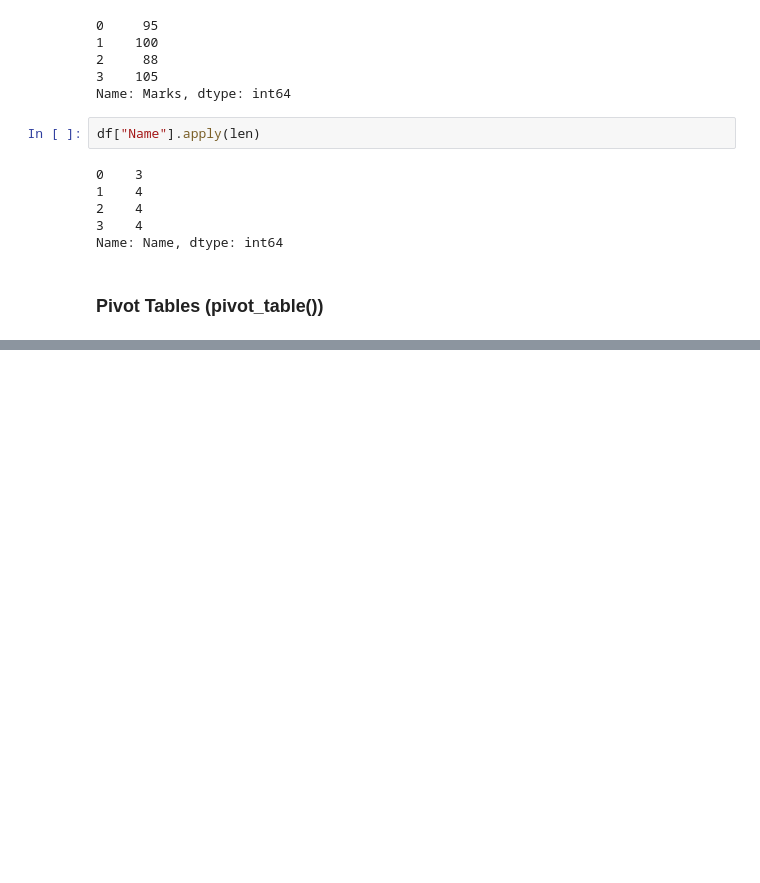
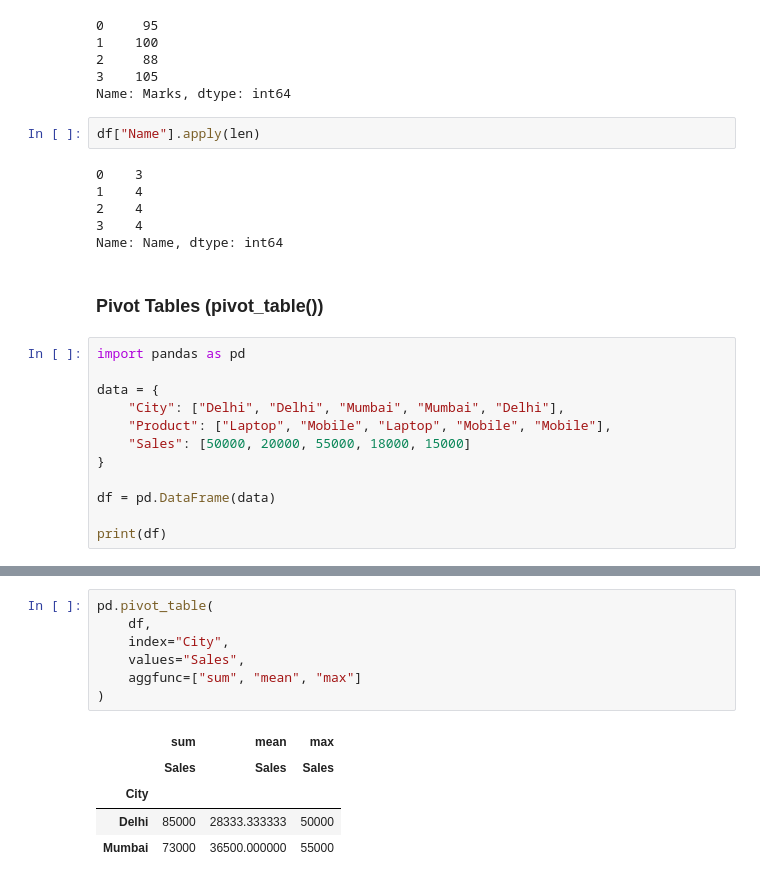
Before and after one commit to Sumaira-K/Python-Libraries, a Jupyter notebook: Pandas/Pandas_practice.ipynb, the cells around one changed output, grey strips where cells are left out. Cells and saved outputs as stored; diff of their text form; blank space fills up the shorter version.

Commit message:
Update Pandas practice notebook

```diff
--- a/Pandas/Pandas_practice.ipynb
+++ b/Pandas/Pandas_practice.ipynb
@@ -1190,3 +1190,15 @@ df["Name"].apply(len)
 Name: Name, dtype: int64
 # %% [markdown]
 ### Pivot Tables (pivot_table())
+# %%
+import pandas as pd
+
+data = {
+    "City": ["Delhi", "Delhi", "Mumbai", "Mumbai", "Delhi"],
+    "Product": ["Laptop", "Mobile", "Laptop", "Mobile", "Mobile"],
+    "Sales": [50000, 20000, 55000, 18000, 15000]
+}
+
+df = pd.DataFrame(data)
+
+print(df)
@@ -1192,0 +1247,13 @@ Name: Name, dtype: int64
+# %%
+pd.pivot_table(
+    df,
+    index="City",
+    values="Sales",
+    aggfunc=["sum", "mean", "max"]
+)
+# %% [output]
+|  | sum | mean | max |
+|  | Sales | Sales | Sales |
+| City |  |  |  |
+| Delhi | 85000 | 28333.333333 | 50000 |
+| Mumbai | 73000 | 36500.000000 | 55000 |
```
Also changed, not shown: parts of 51 cells of this notebook.
